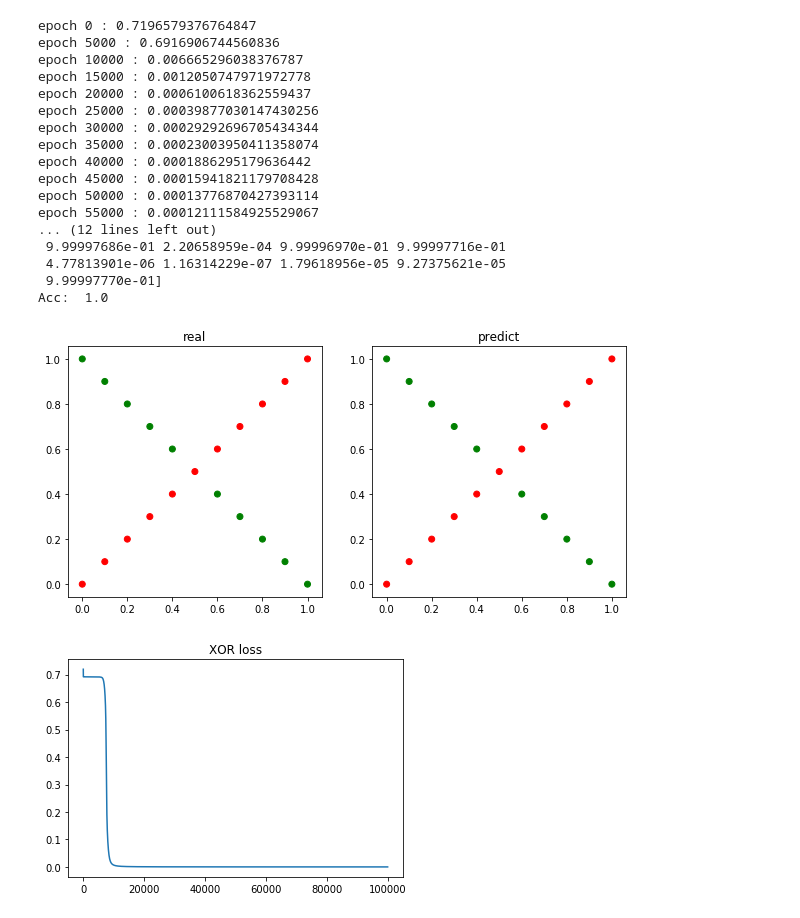
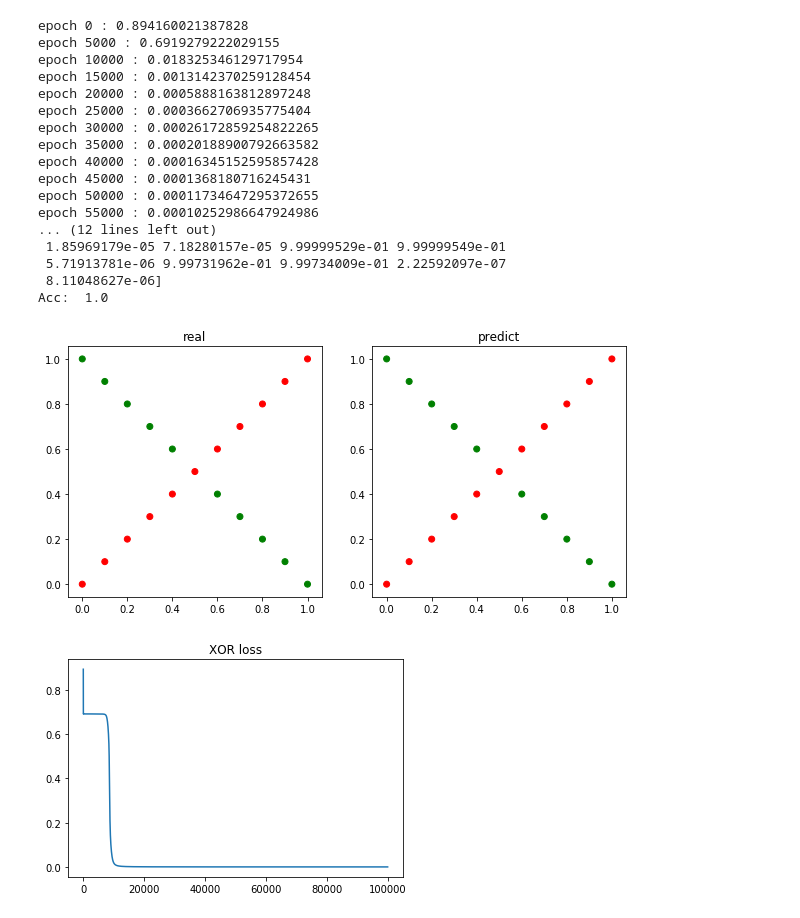
Before and after one commit to PhoebeWangintw/NCTU_Deep_Learning_2019, a Jupyter notebook: HW1/HW1.ipynb, the cells around one changed output. Saved outputs shown, nothing was run; the diff lists cells and outputs as text; code cells hidden in the pictures.

```diff
--- a/HW1/HW1.ipynb
+++ b/HW1/HW1.ipynb
@@ -197,38 +198,37 @@ plt.show()
 # %%
-# np.random.seed(1)
+print("XOR data:")
 lr = 0.3
 X, y = generate_XOR_easy()
 X, y = shuffle(X, y)
 m = Model()
 m.add_layer((2, 3))
 m.add_layer((3, 3))
 m.add_layer((3, 1))
 loss = m.train(X, y, lr, batch_size=21, iteration=100000)
 pred_y, pred_y_raw = m.predict(X)
 print("prediction:\n", pred_y_raw.flatten())
-plot_data(X, y, pred_y)
+plot_data(X, y, pred_y, "XOR_pred.png")
+plt.plot(loss)
+plt.title("XOR loss")
+plt.savefig("XOR_loss.png")
+plt.show()
 # %% [output]
-epoch 0 : 0.7196579376764847
-epoch 5000 : 0.6916906744560836
-epoch 10000 : 0.006665296038376787
-epoch 15000 : 0.0012050747971972778
-epoch 20000 : 0.0006100618362559437
-epoch 25000 : 0.00039877030147430256
-epoch 30000 : 0.00029292696705434344
-epoch 35000 : 0.00023003950411358074
-epoch 40000 : 0.0001886295179636442
-epoch 45000 : 0.00015941821179708428
-epoch 50000 : 0.00013776870427393114
-epoch 55000 : 0.00012111584925529067
+epoch 0 : 0.894160021387828
+epoch 5000 : 0.6919279222029155
+epoch 10000 : 0.018325346129717954
+epoch 15000 : 0.0013142370259128454
+epoch 20000 : 0.0005888163812897248
+epoch 25000 : 0.0003662706935775404
+epoch 30000 : 0.00026172859254822265
+epoch 35000 : 0.00020188900792663582
+epoch 40000 : 0.00016345152595857428
+epoch 45000 : 0.0001368180716245431
+epoch 50000 : 0.00011734647295372655
+epoch 55000 : 0.00010252986647924986
 ... (12 lines left out)
- 9.99997686e-01 2.20658959e-04 9.99996970e-01 9.99997716e-01
- 4.77813901e-06 1.16314229e-07 1.79618956e-05 9.27375621e-05
- 9.99997770e-01]
+ 1.85969179e-05 7.18280157e-05 9.99999529e-01 9.99999549e-01
+ 5.71913781e-06 9.99731962e-01 9.99734009e-01 2.22592097e-07
+ 8.11048627e-06]
 Acc:  1.0
 [figure]
+[figure, added]
-# %%
-plt.plot(loss)
-plt.title("XOR loss")
-plt.show()
-# %% [output]
-[figure, removed]
```
Also changed, not shown: parts of 4 cells of this notebook, 5 other files.
